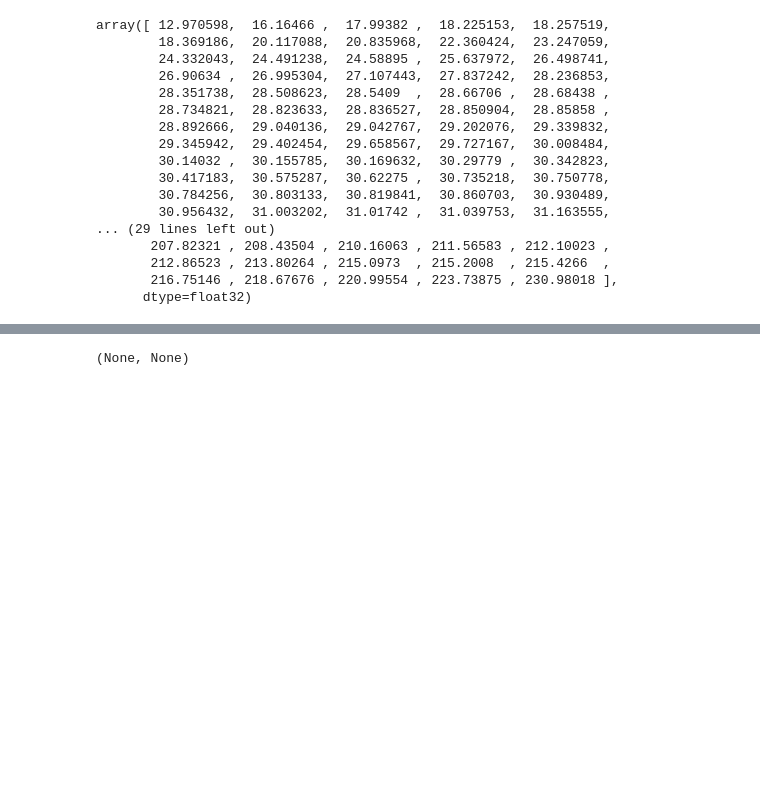
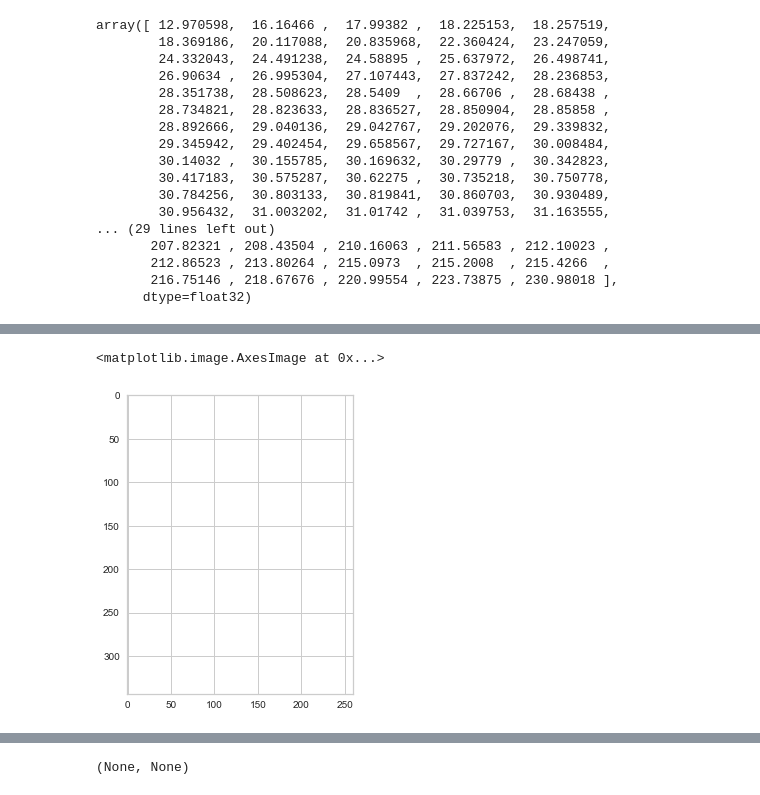
Before and after one commit to AnGodel/TFM_Image_segmentation_ellipsometric_maps, a Jupyter notebook: Untitled.ipynb, the cells around one changed output, grey strips where cells are left out. Saved outputs shown, nothing was run; the diff lists cells and outputs as text; code cells hidden in the pictures; blank space fills up the shorter version.

```diff
--- a/Untitled.ipynb
+++ b/Untitled.ipynb
@@ -134,2 +139,6 @@ array([141.45114, 156.30637, 160.03696, 188.97266, 192.3648 , 197.62808,
 # %%
-empty = np.zeros((tenC.shape[0],tenC.shape[1]))
+empty = np.zeros_like(np.dsplit(tenC, tenC.shape[2])[0])
+plt.imshow(empty)
+# %% [output]
+<matplotlib.image.AxesImage at 0x...>
+[figure, added]
```
Also changed, not shown: parts of 13 cells of this notebook, 1 other file.
